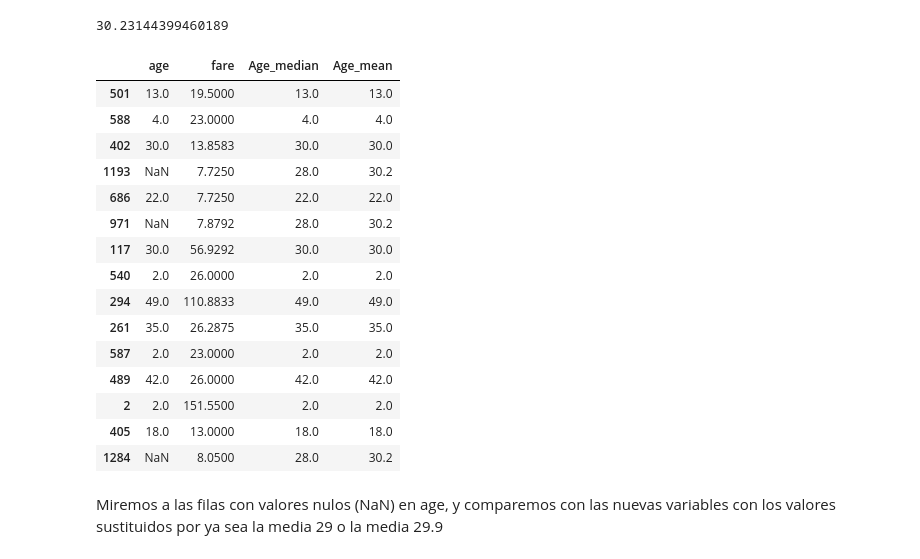
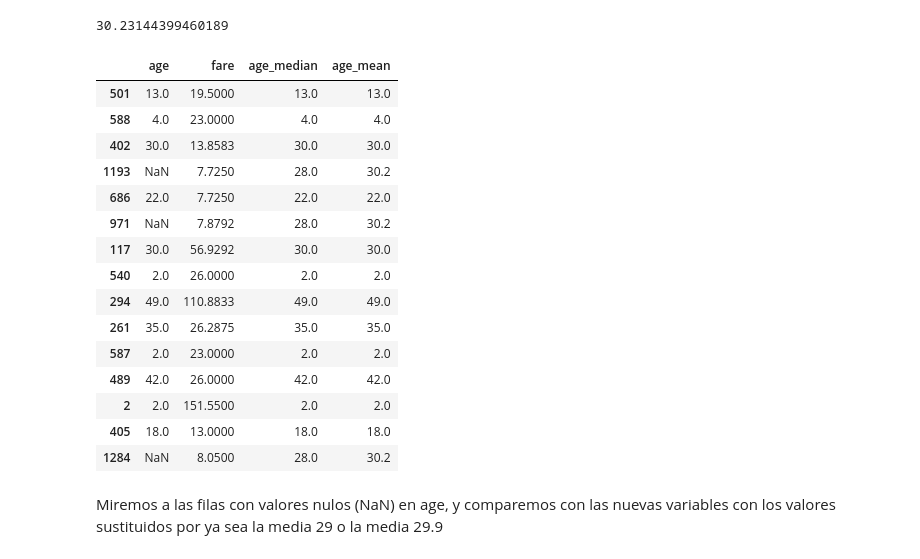
Before and after one commit to solegalli/ingenieria-de-variables, a Jupyter notebook: Seccion-04-Sustitucion-Datos-Faltantes/04.02_SustitucionMediaMediana.ipynb, the cells around one changed output. Drawn from its saved outputs; the diff is of its cells as text; code cells hidden in the pictures.

```diff
--- a/Seccion-04-Sustitucion-Datos-Faltantes/04.02_SustitucionMediaMediana.ipynb
+++ b/Seccion-04-Sustitucion-Datos-Faltantes/04.02_SustitucionMediaMediana.ipynb
@@ -158,19 +147,19 @@ mean
 # %%
 # creemos una nueva variable con los valores nulos reemplazados
 
 # primero reemplazar con la mediana
-X_train['Age_median'] = impute_na(X_train, 'age', median)
+X_train['age_median'] = impute_na(X_train, 'age', median)
 
 # ahora reemplazar con la media
-X_train['Age_mean'] = impute_na(X_train, 'age', mean)
+X_train['age_mean'] = impute_na(X_train, 'age', mean)
 
 # la media contiene muchos decimales, redondeemos a 1 dígito
 # usando la funcion de numpy
-X_train['Age_mean'] = np.round(X_train['Age_mean'], 1)
+X_train['age_mean'] = np.round(X_train['age_mean'], 1)
 
 X_train.head(15)
 # %% [output]
-|  | age | fare | Age_median | Age_mean |
+|  | age | fare | age_median | age_mean |
 | 501 | 13.0 | 19.5000 | 13.0 | 13.0 |
 | 588 | 4.0 | 23.0000 | 4.0 | 4.0 |
 | 402 | 30.0 | 13.8583 | 30.0 | 30.0 |
```
Also changed, not shown: parts of 7 cells of this notebook, 1 other file.
